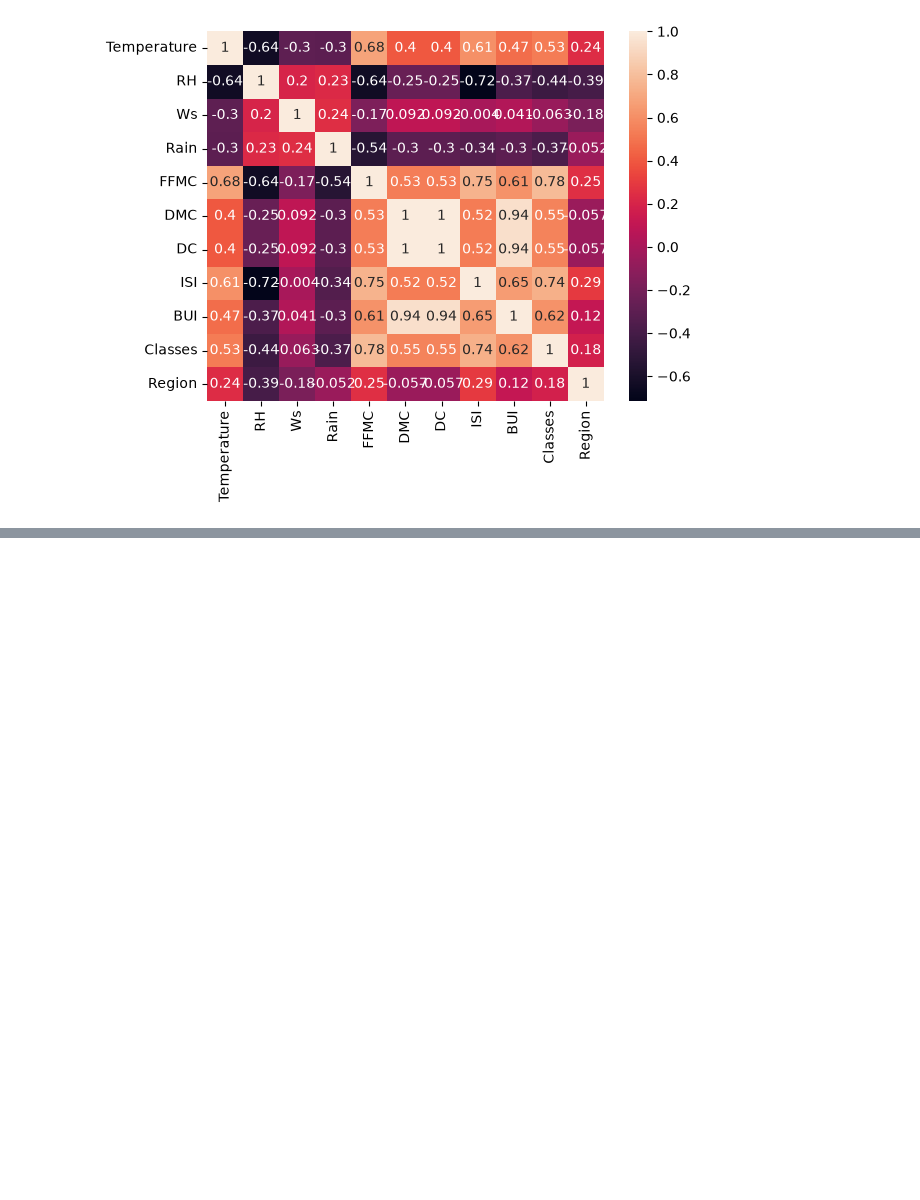
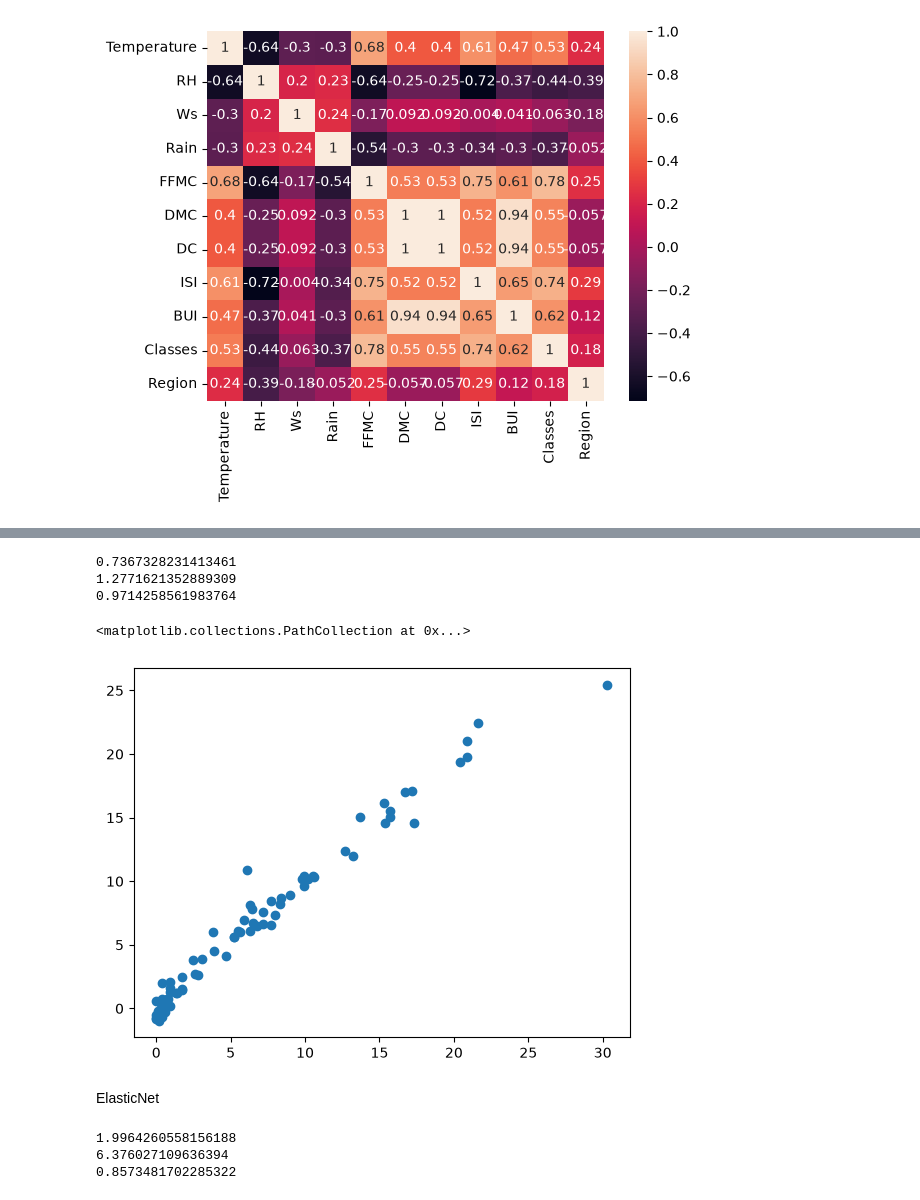
Before and after one commit to aryanchauhan0276/Machine-Learning-Practice, a Jupyter notebook: Supervised Learning/Ridge&Lasso/ModelTraning.ipynb, the cells around one changed output, grey strips where cells are left out. Cells and saved outputs as stored; diff of their text form; code cells hidden in the pictures; blank space fills up the shorter version.

```diff
--- a/Supervised Learning/Ridge&Lasso/ModelTraning.ipynb
+++ b/Supervised Learning/Ridge&Lasso/ModelTraning.ipynb
@@ -75,0 +136,18 @@ X_test=Scale.transform(X_test)
+# %%
+Rmae=mean_absolute_error(Y_test,y_pred_R)
+Rmse=mean_squared_error(Y_test,y_pred_R)
+Rscore=r2_score(Y_test,y_pred_R)
+print(Rmae)
+print(Rmse)
+print(Rscore)
+# %% [output]
+0.7367328231413461
+1.2771621352889309
+0.9714258561983764
+# %%
+plt.scatter(Y_test,y_pred_R)
+# %% [output]
+<matplotlib.collections.PathCollection at 0x...>
+[figure, added]
+# %% [markdown]
+ElasticNet
@@ -75,0 +161,11 @@ X_test=Scale.transform(X_test)
+# %%
+Emae=mean_absolute_error(Y_test,y_pred_E)
+Emse=mean_squared_error(Y_test,y_pred_E)
+Escore=r2_score(Y_test,y_pred_E)
+print(Emae)
+print(Emse)
+print(Escore)
+# %% [output]
+1.9964260558156188
+6.376027109636394
+0.8573481702285322
```
Also changed, not shown: parts of 39 cells of this notebook.
